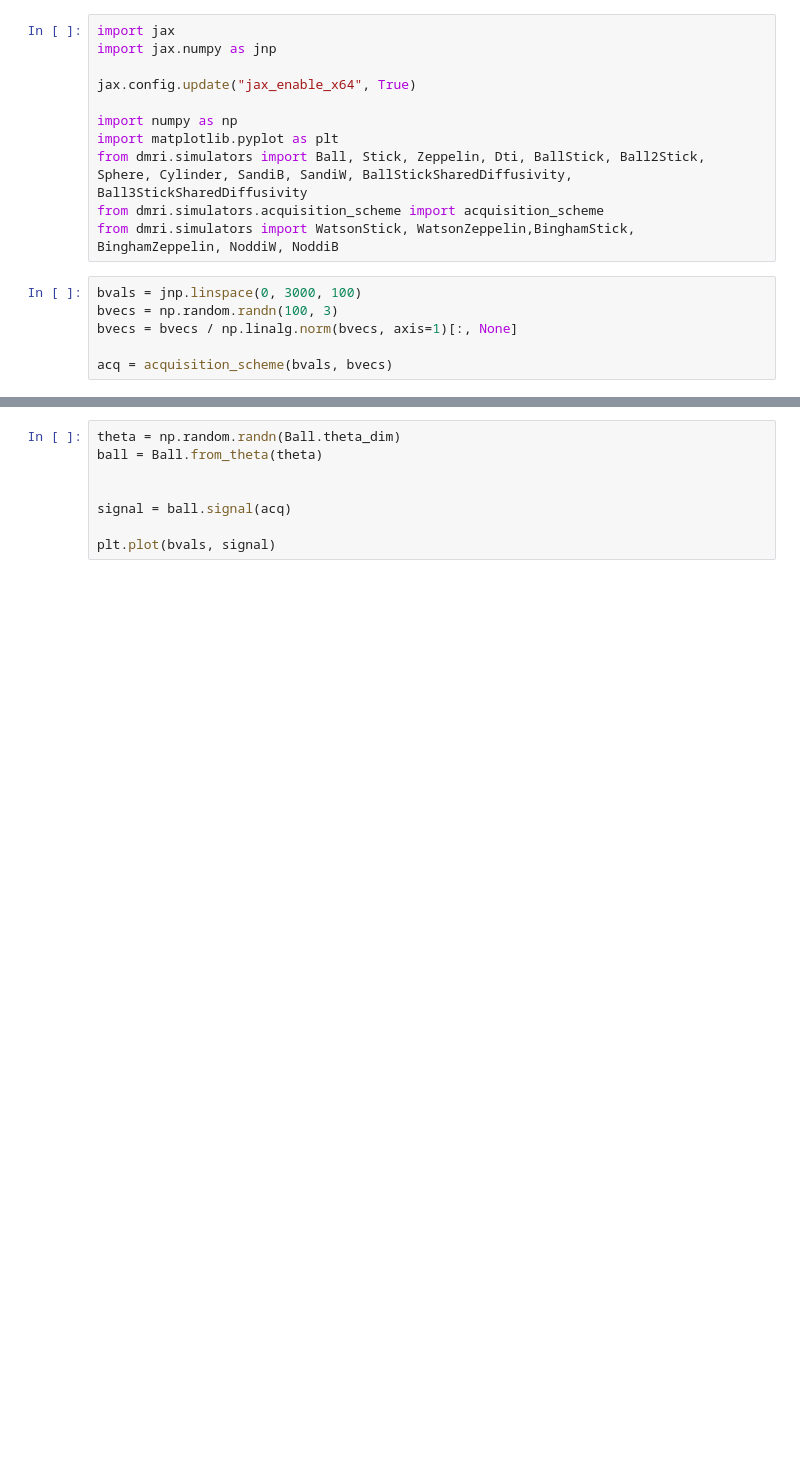
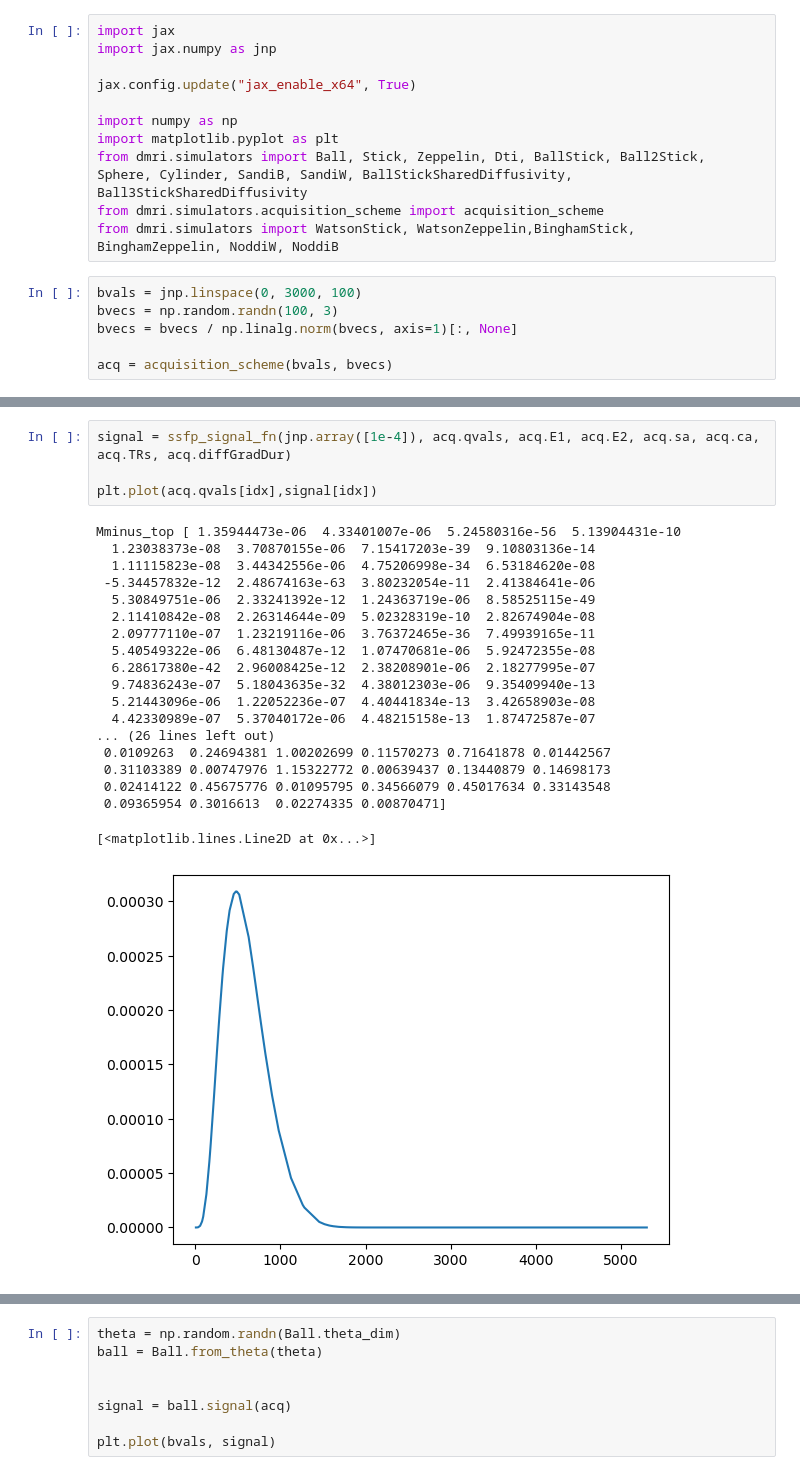
Before and after one commit to mackelab/dmri, a Jupyter notebook: notebooks/dmri_simulators.ipynb, the cells around one changed output, grey strips where cells are left out. Drawn from its saved outputs; the diff is of its cells as text; blank space fills up the shorter version.

```diff
--- a/notebooks/dmri_simulators.ipynb
+++ b/notebooks/dmri_simulators.ipynb
@@ -128,0 +92,24 @@ array([8.02030213e-063, 2.39186537e-056, 9.80142416e-002, 4.86877732e-041,
+# %%
+signal = ssfp_signal_fn(jnp.array([1e-4]), acq.qvals, acq.E1, acq.E2, acq.sa, acq.ca, acq.TRs, acq.diffGradDur)
+
+plt.plot(acq.qvals[idx],signal[idx])
+# %% [output]
+Mminus_top [ 1.35944473e-06  4.33401007e-06  5.24580316e-56  5.13904431e-10
+  1.23038373e-08  3.70870155e-06  7.15417203e-39  9.10803136e-14
+  1.11115823e-08  3.44342556e-06  4.75206998e-34  6.53184620e-08
+ -5.34457832e-12  2.48674163e-63  3.80232054e-11  2.41384641e-06
+  5.30849751e-06  2.33241392e-12  1.24363719e-06  8.58525115e-49
+  2.11410842e-08  2.26314644e-09  5.02328319e-10  2.82674904e-08
+  2.09777110e-07  1.23219116e-06  3.76372465e-36  7.49939165e-11
+  5.40549322e-06  6.48130487e-12  1.07470681e-06  5.92472355e-08
+  6.28617380e-42  2.96008425e-12  2.38208901e-06  2.18277995e-07
+  9.74836243e-07  5.18043635e-32  4.38012303e-06  9.35409940e-13
+  5.21443096e-06  1.22052236e-07  4.40441834e-13  3.42658903e-08
+  4.42330989e-07  5.37040172e-06  4.48215158e-13  1.87472587e-07
+... (26 lines left out)
+ 0.0109263  0.24694381 1.00202699 0.11570273 0.71641878 0.01442567
+ 0.31103389 0.00747976 1.15322772 0.00639437 0.13440879 0.14698173
+ 0.02414122 0.45675776 0.01095795 0.34566079 0.45017634 0.33143548
+ 0.09365954 0.3016613  0.02274335 0.00870471]
+[<matplotlib.lines.Line2D at 0x...>]
+[figure, added]
```
Also changed, not shown: parts of 11 cells of this notebook, 3 other files.
